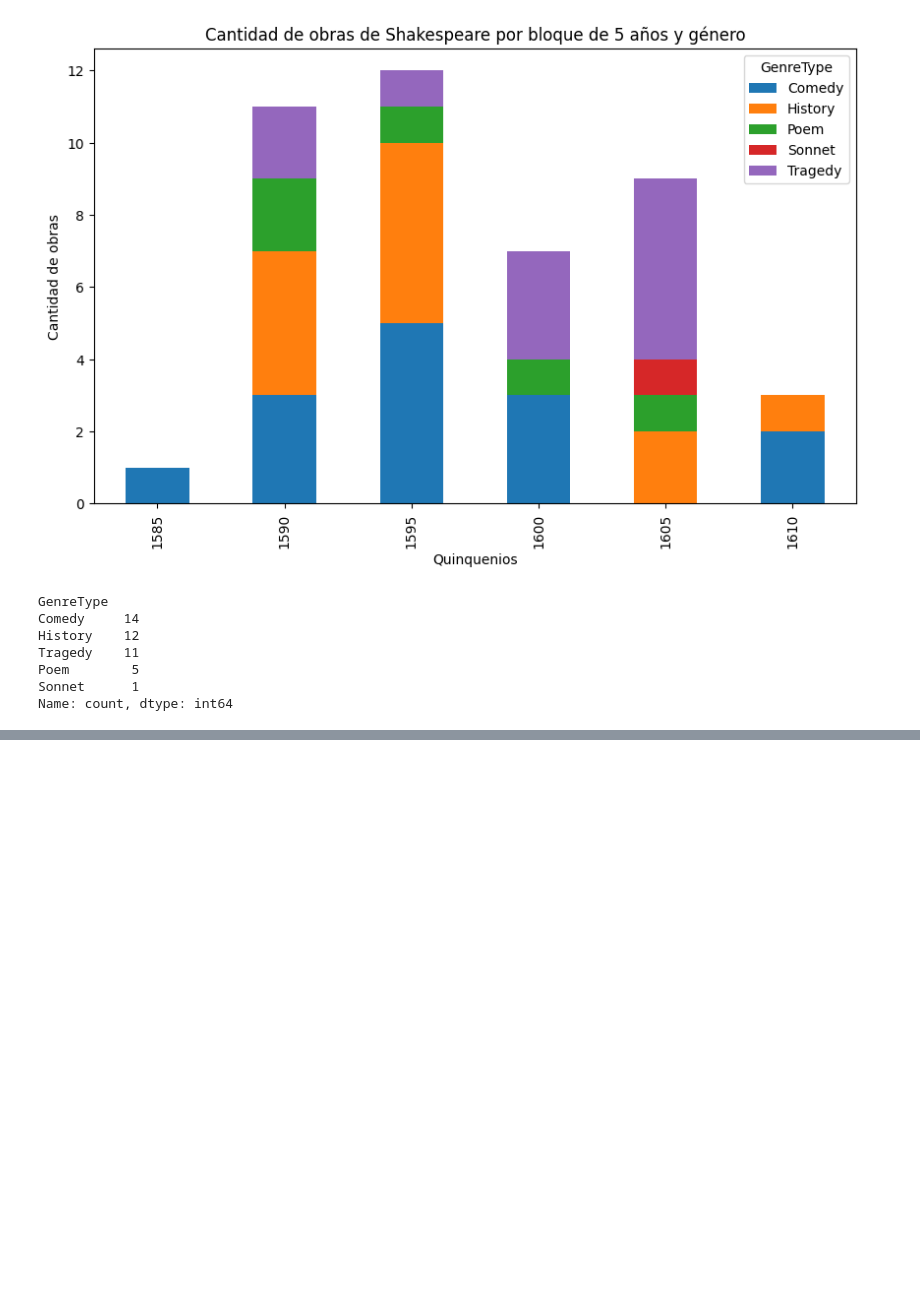
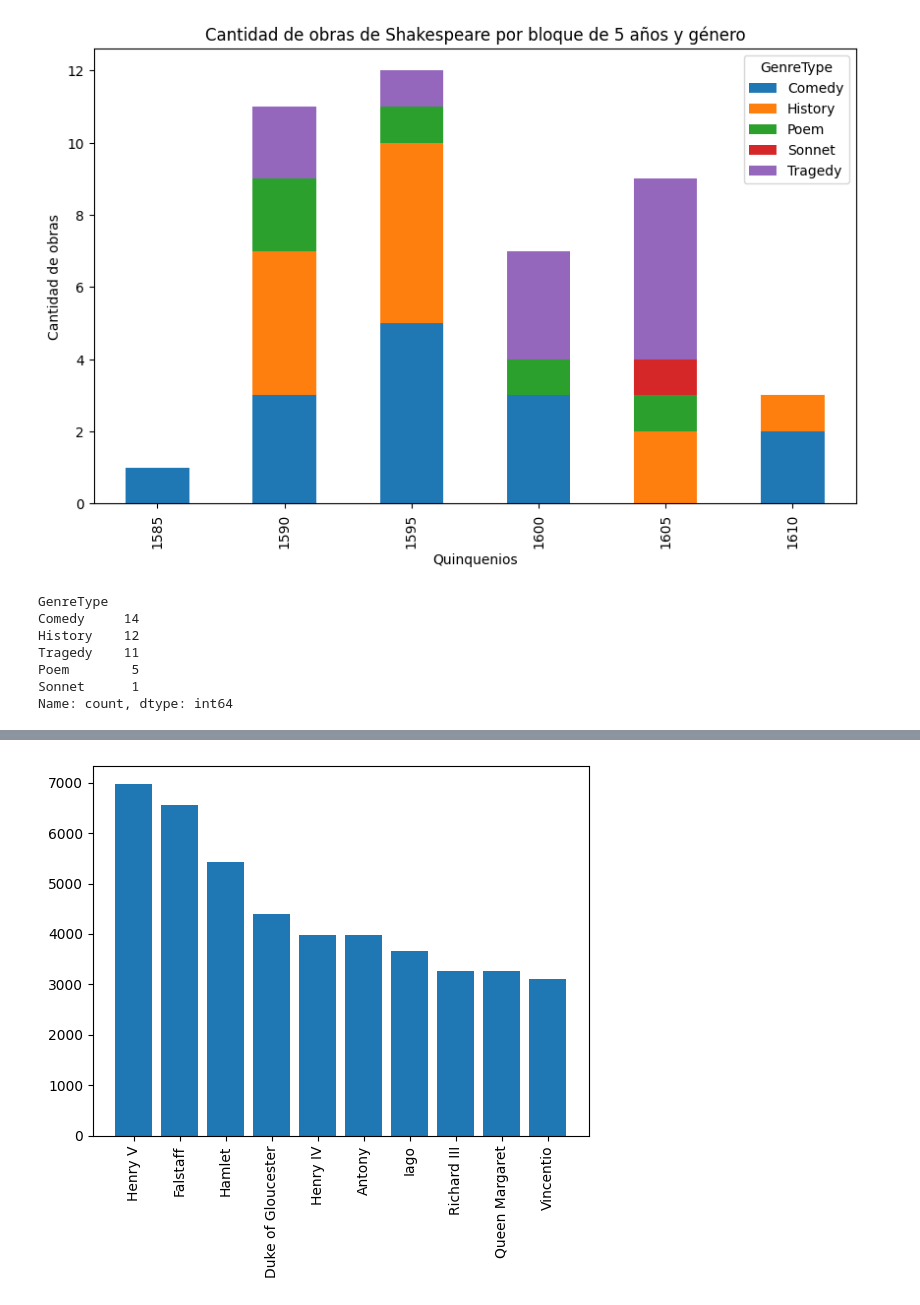
Before and after one commit to guidooooo/mcdaa-introCd, a Jupyter notebook: Tarea_1/Guido-Tarea1.ipynb, the cells around one changed output, grey strips where cells are left out. Saved outputs shown, nothing was run; the diff lists cells and outputs as text; code cells hidden in the pictures; blank space fills up the shorter version.

```diff
--- a/Tarea_1/Guido-Tarea1.ipynb
+++ b/Tarea_1/Guido-Tarea1.ipynb
@@ -530,0 +778,3 @@ Name: count, dtype: int64
+# %%
+words_per_character = df_wordsC.groupby("CharName")["word"].count().sort_values(ascending=False)
+words_per_character
@@ -530,0 +795,11 @@ Name: count, dtype: int64
+# %%
+personajes_a_eliminar = ['Poet']
+personajes_filtrados = words_per_character.index[~words_per_character.index.isin(personajes_a_eliminar)]
+words_per_character_filtrado = words_per_character[personajes_filtrados]
+# %%
+# Ejemplo: 10 personajes con más palabras
+char_show = words_per_character_filtrado[:10]
+plt.bar(char_show.index, char_show.values)
+_ = plt.xticks(rotation=90)
+# %% [output]
+[figure, added]
```
Also changed, not shown: parts of 17 cells of this notebook.
